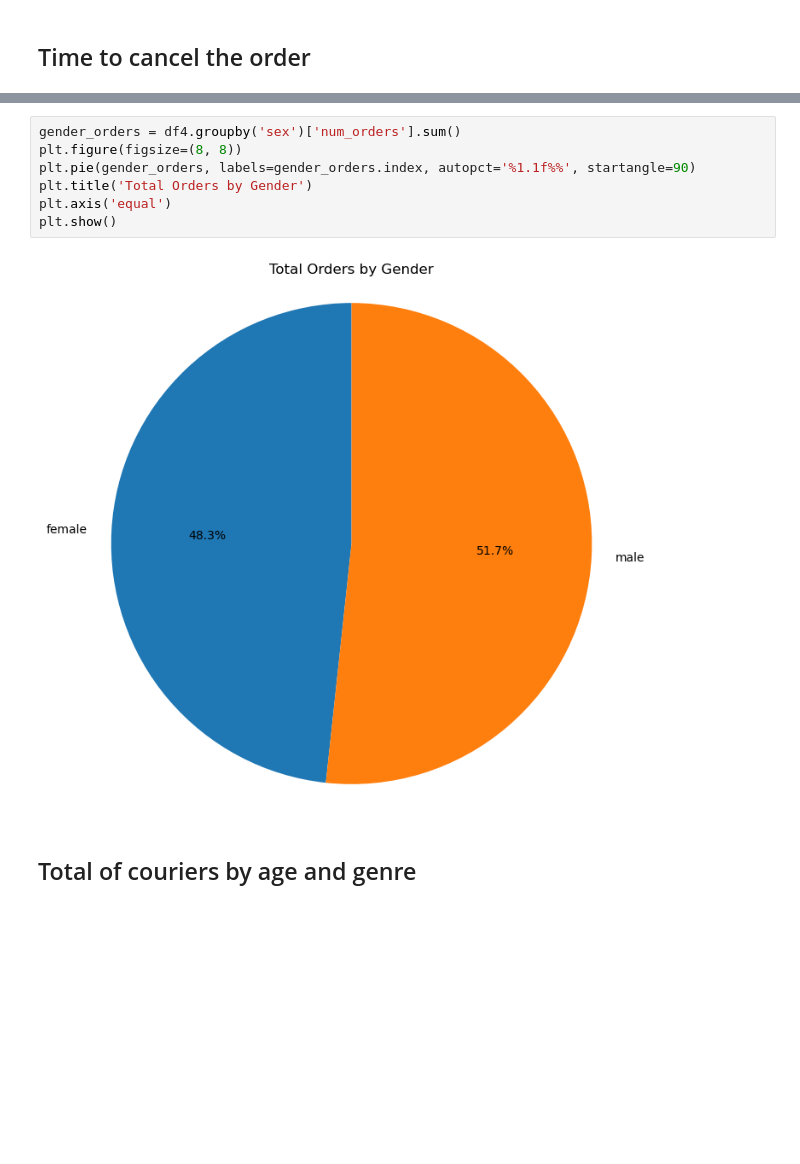
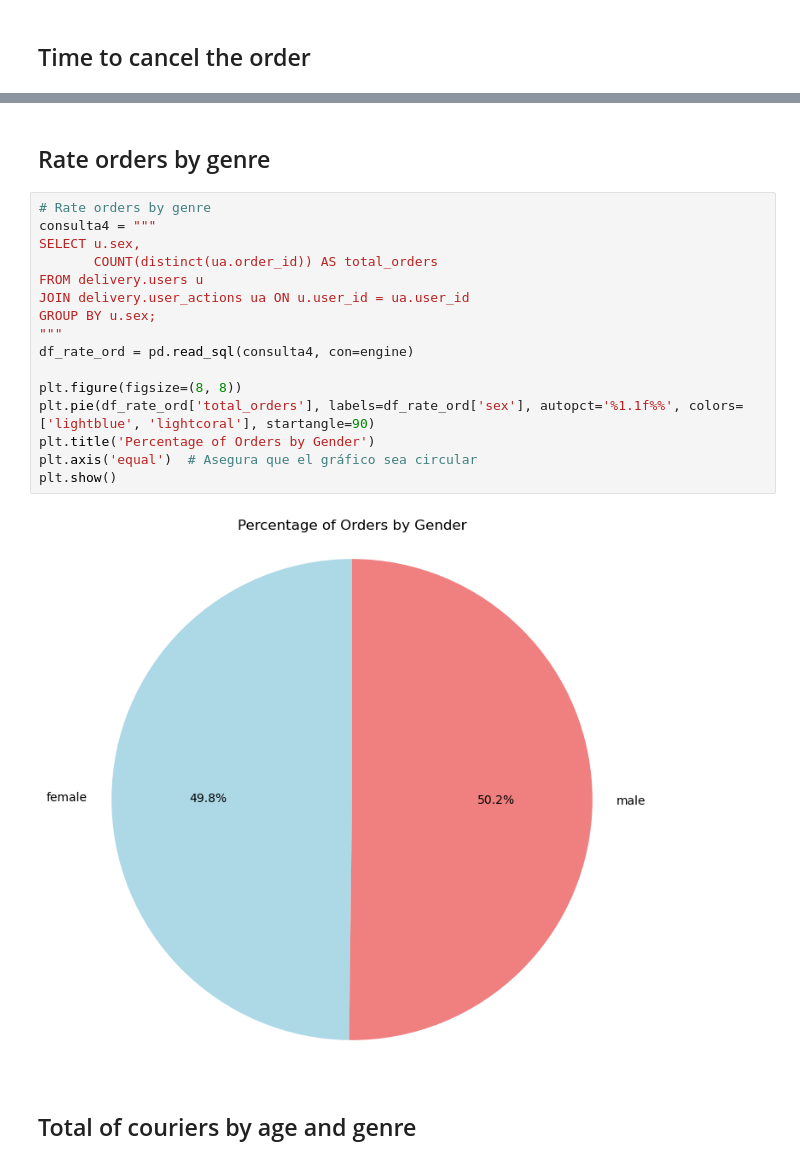
Before and after one commit to lidiamayor/delivery-study-sql-minproject, a Jupyter notebook: notebook.ipynb, the cells around one changed output, grey strips where cells are left out. Cells and saved outputs as stored; diff of their text form; blank space fills up the shorter version.

Commit message:
delivery-study

```diff
--- a/notebook.ipynb
+++ b/notebook.ipynb
@@ -85,12 +82,23 @@ plt.show()
-# %%
-gender_orders = df4.groupby('sex')['num_orders'].sum()
-plt.figure(figsize=(8, 8))
-plt.pie(gender_orders, labels=gender_orders.index, autopct='%1.1f%%', startangle=90)
-plt.title('Total Orders by Gender')
-plt.axis('equal')
-plt.show()
-# %% [output]
-[figure, removed]
+# %% [markdown]
+## Rate orders by genre
+# %%
+# Rate orders by genre
+consulta4 = """
+SELECT u.sex,
+       COUNT(distinct(ua.order_id)) AS total_orders
+FROM delivery.users u
+JOIN delivery.user_actions ua ON u.user_id = ua.user_id
+GROUP BY u.sex;
+"""
+df_rate_ord = pd.read_sql(consulta4, con=engine)
+
+plt.figure(figsize=(8, 8))
+plt.pie(df_rate_ord['total_orders'], labels=df_rate_ord['sex'], autopct='%1.1f%%', colors=['lightblue', 'lightcoral'], startangle=90)
+plt.title('Percentage of Orders by Gender')
+plt.axis('equal')  # Asegura que el gráfico sea circular
+plt.show()
+# %% [output]
+[figure, added]
 # %% [markdown]
 ## Total of couriers by age and genre
 # %%
```
Also changed, not shown: parts of 15 cells of this notebook, 1 other file.
